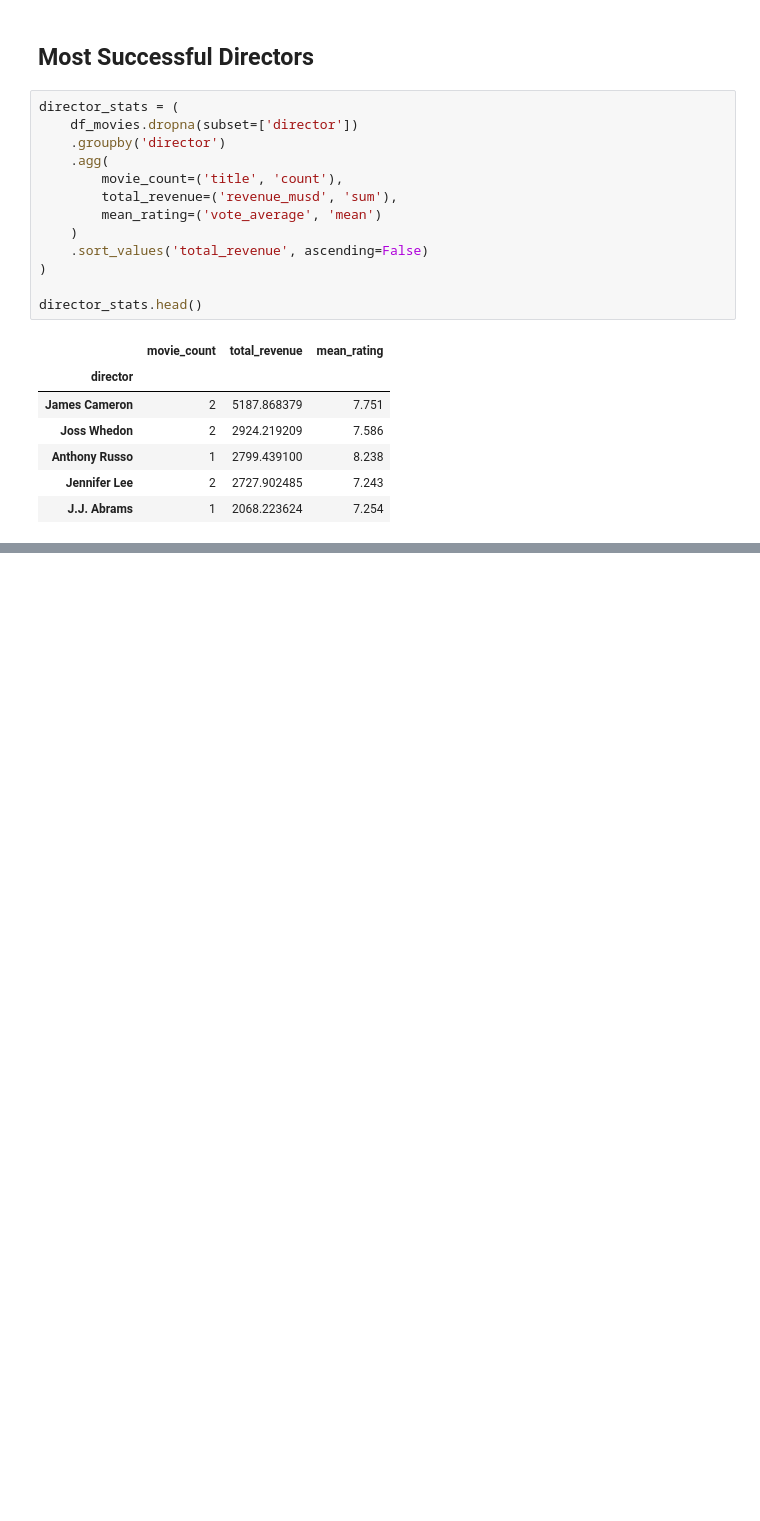
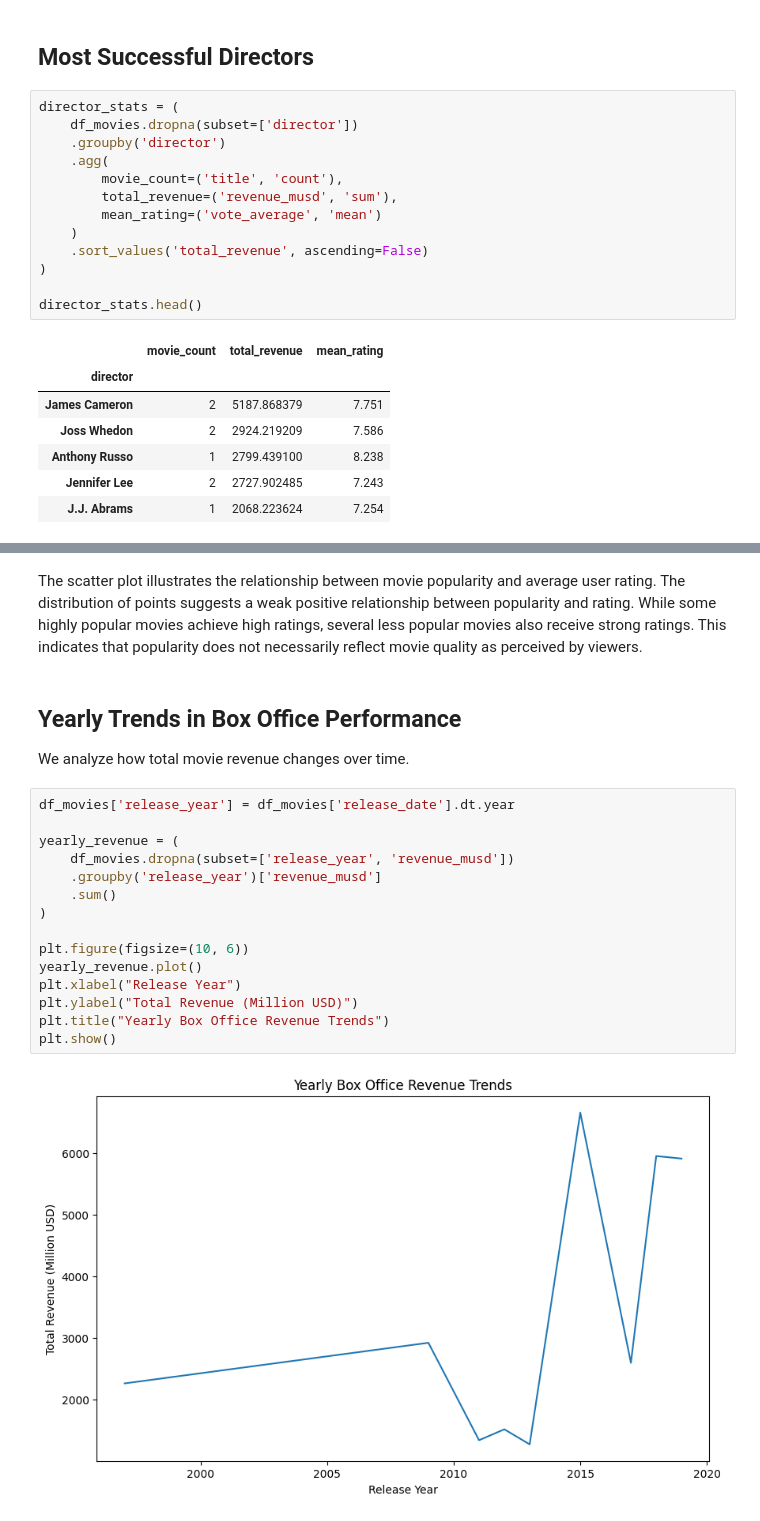
Before and after one commit to Damas200/tmdb-movie-data-analysis, a Jupyter notebook: TMDB_Movie_Data_Analysis.ipynb, the cells around one changed output, grey strips where cells are left out. Drawn from its saved outputs; the diff is of its cells as text; blank space fills up the shorter version.

```diff
--- a/TMDB_Movie_Data_Analysis.ipynb
+++ b/TMDB_Movie_Data_Analysis.ipynb
@@ -440,0 +519,26 @@ director_stats.head()
+# %% [markdown]
+The scatter plot illustrates the relationship between movie popularity and average user rating.
+The distribution of points suggests a weak positive relationship between popularity and rating.
+While some highly popular movies achieve high ratings, several less popular movies also receive strong ratings.
+This indicates that popularity does not necessarily reflect movie quality as perceived by viewers.
+# %% [markdown]
+## Yearly Trends in Box Office Performance
+
+We analyze how total movie revenue changes over time.
+# %%
+df_movies['release_year'] = df_movies['release_date'].dt.year
+
+yearly_revenue = (
+    df_movies.dropna(subset=['release_year', 'revenue_musd'])
+    .groupby('release_year')['revenue_musd']
+    .sum()
+)
+
+plt.figure(figsize=(10, 6))
+yearly_revenue.plot()
+plt.xlabel("Release Year")
+plt.ylabel("Total Revenue (Million USD)")
+plt.title("Yearly Box Office Revenue Trends")
+plt.show()
+# %% [output]
+[figure, added]
```
Also changed, not shown: parts of 14 cells of this notebook.
